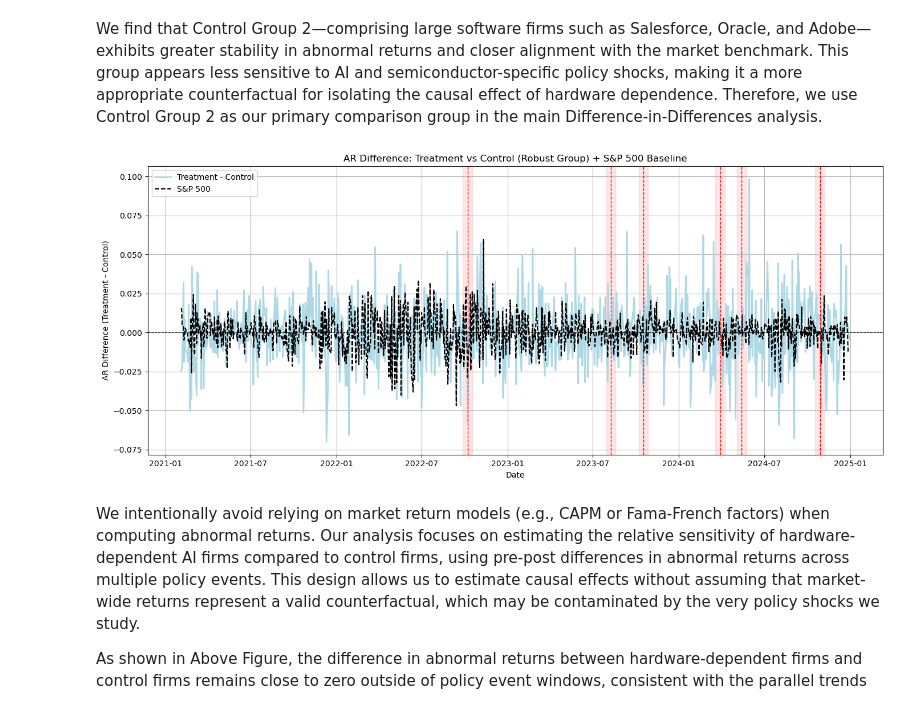
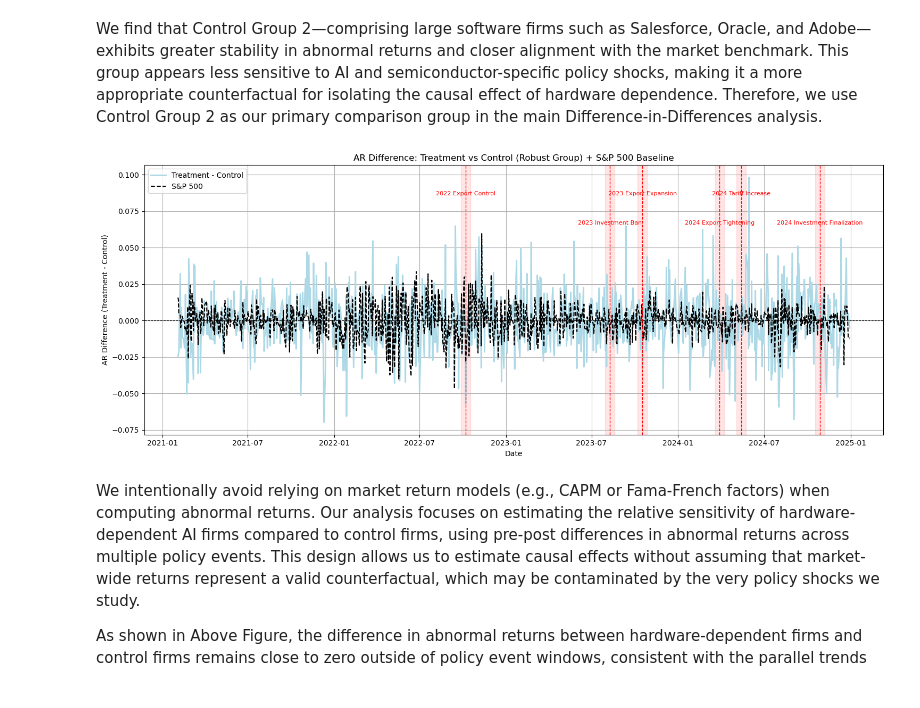
Before and after one commit to CynthiaShiyue/IDS701_Causal_Report_Project, a Jupyter notebook: DataAnalysis.ipynb, the cells around one changed output. Saved outputs shown, nothing was run; the diff lists cells and outputs as text; code cells hidden in the pictures.

```diff
--- a/DataAnalysis.ipynb
+++ b/DataAnalysis.ipynb
@@ -128,8 +130,6 @@ plt.show()
 # %% [markdown]
 We find that Control Group 2—comprising large software firms such as Salesforce, Oracle, and Adobe—exhibits greater stability in abnormal returns and closer alignment with the market benchmark. This group appears less sensitive to AI and semiconductor-specific policy shocks, making it a more appropriate counterfactual for isolating the causal effect of hardware dependence. Therefore, we use Control Group 2 as our primary comparison group in the main Difference-in-Differences analysis.
 # %%
-import pandas as pd
-import matplotlib.pyplot as plt
 
 # === Load robust dataset ===
 robust_df = pd.read_csv("robust_df.csv", parse_dates=["Date", "event_date"])
@@ -141,12 +141,12 @@ benchmark = "SP500"
 
 # === Define policy event dictionary ===
 event_dict = {
-    "2022_export_control": pd.to_datetime("2022-10-07"),
-    "2023_investment_ban": pd.to_datetime("2023-08-09"),
-    "2023_export_expansion": pd.to_datetime("2023-10-17"),
-    "2024_export_tightening": pd.to_datetime("2024-03-29"),
-    "2024_tariff_increase": pd.to_datetime("2024-05-14"),
-    "2024_investment_finalization": pd.to_datetime("2024-10-28"),
+    "2022 Export Control": pd.to_datetime("2022-10-07"),
+    "2023 Investment Ban": pd.to_datetime("2023-08-09"),
+    "2023 Export Expansion": pd.to_datetime("2023-10-17"),
+    "2024 Export Tightening": pd.to_datetime("2024-03-29"),
+    "2024 Tariff Increase": pd.to_datetime("2024-05-14"),
+    "2024 Investment Finalization": pd.to_datetime("2024-10-28"),
 }
 
 # === Assign group labels ===
@@ -156,40 +156,47 @@ robust_df["Group"] = robust_df["ticker"].apply(
               "SP500" if x == benchmark else None
 )
 robust_df = robust_df[robust_df["Group"].notna()]
 
 # === Compute group-level average AR ===
 avg_df = robust_df.groupby(["Date", "Group"])["abnormal_return"].mean().reset_index()
 avg_pivot = avg_df.pivot(index="Date", columns="Group", values="abnormal_return").dropna()
 
 # === Compute difference: Treatment - Control ===
 avg_pivot["Treatment_Minus_Control"] = avg_pivot["Treatment"] - avg_pivot["Control"]
 
 # === Plotting ===
-plt.figure(figsize=(14, 6))
+plt.figure(figsize=(15, 6))
 
 # Plot Treatment - Control difference
-plt.plot(avg_pivot.index, avg_pivot["Treatment_Minus_Control"], label="Treatment - Control", color="lightblue", linewidth=2)
+plt.plot(avg_pivot.index, avg_pivot["Treatment_Minus_Control"],
+         label="Treatment - Control", color="lightblue", linewidth=2)
 
 # Plot SP500 benchmark
 if "SP500" in avg_pivot.columns:
-    plt.plot(avg_pivot.index, avg_pivot["SP500"], label="S&P 500", color="black", linestyle="--")
+    plt.plot(avg_pivot.index, avg_pivot["SP500"],
+             label="S&P 500", color="black", linestyle="--")
 
-# Add event vertical lines and shaded windows
-for event_date in event_dict.values():
+# Add event lines with staggered horizontal labels
+for i, (event_label, event_date) in enumerate(event_dict.items()):
     plt.axvline(event_date, color='red', linestyle='--', linewidth=1)
-    plt.axvspan(event_date - pd.Timedelta(days=10), event_date + pd.Timedelta(days=10), color='red', alpha=0.1)
+    plt.axvspan(event_date - pd.Timedelta(days=10), event_date + pd.Timedelta(days=10),
+                color='red', alpha=0.1)
+    # Staggered y-position for labels
+    y_pos = 0.085 if i % 2 == 0 else 0.065
+    plt.text(event_date, y_pos, event_label, rotation=0, fontsize=8, color='red',
+             horizontalalignment='center', verticalalignment='bottom')
 
 # Final touches
 plt.title("AR Difference: Treatment vs Control (Robust Group) + S&P 500 Baseline")
 plt.xlabel("Date")
 plt.ylabel("AR Difference (Treatment - Control)")
 plt.axhline(0, color='black', linestyle='--', linewidth=0.8)
 plt.legend()
 plt.grid(True)
 plt.tight_layout()
 plt.show()
 # %% [output]
-[figure, old version]
+[figure, new version]
 # %% [markdown]
 We intentionally avoid relying on market return models (e.g., CAPM or Fama-French factors) when computing abnormal returns. Our analysis focuses on estimating the relative sensitivity of hardware-dependent AI firms compared to control firms, using pre-post differences in abnormal returns across multiple policy events. This design allows us to estimate causal effects without assuming that market-wide returns represent a valid counterfactual, which may be contaminated by the very policy shocks we study.
 
```
Also changed, not shown: parts of 1 cell of this notebook, 2 other files.
